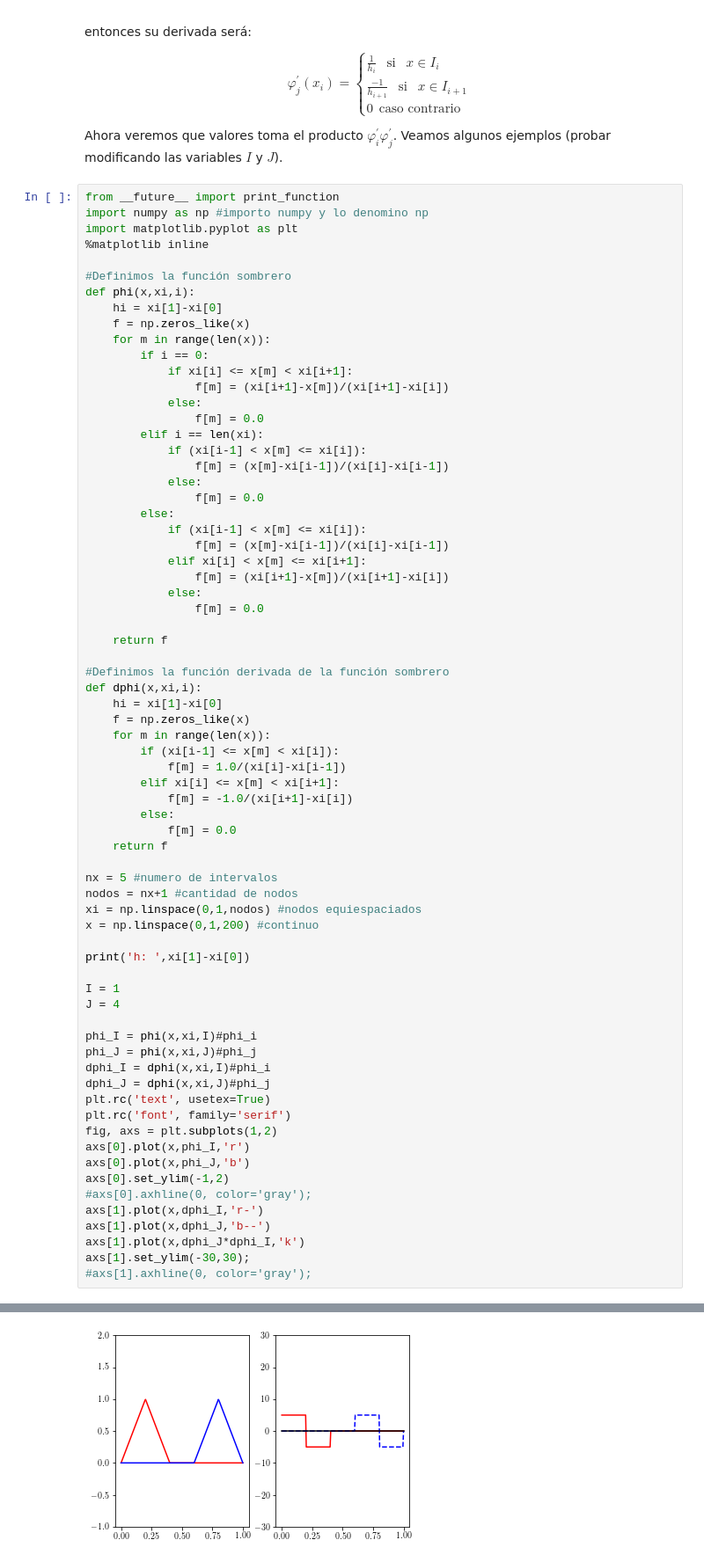
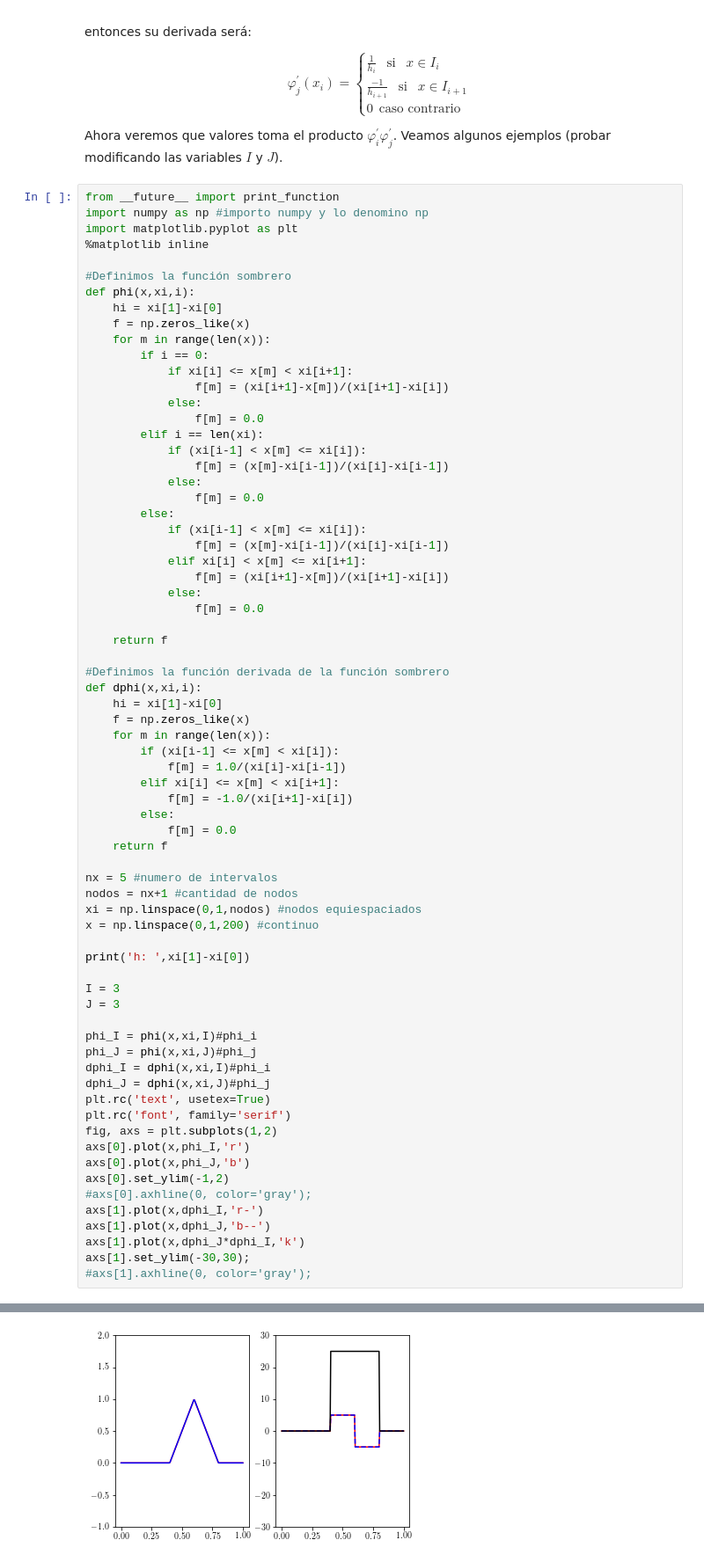
Before and after one commit to rirastorza/Intro2FEM, a Jupyter notebook: Elementos_finitos_en_1D/fem1D.ipynb, the cells around one changed output, grey strips where cells are left out. Shown at 88% size. Saved outputs shown, nothing was run; the diff lists cells and outputs as text.

```diff
--- a/Elementos_finitos_en_1D/fem1D.ipynb
+++ b/Elementos_finitos_en_1D/fem1D.ipynb
@@ -147,36 +147,36 @@ def dphi(x,xi,i):
         else:
             f[m] = 0.0
     return f
 
 nx = 5 #numero de intervalos
 nodos = nx+1 #cantidad de nodos
 xi = np.linspace(0,1,nodos) #nodos equiespaciados
 x = np.linspace(0,1,200) #continuo
 
 print('h: ',xi[1]-xi[0])
 
-I = 1
-J = 4
+I = 3
+J = 3
 
 phi_I = phi(x,xi,I)#phi_i
 phi_J = phi(x,xi,J)#phi_j
 dphi_I = dphi(x,xi,I)#phi_i
 dphi_J = dphi(x,xi,J)#phi_j
 plt.rc('text', usetex=True)
 plt.rc('font', family='serif')
 fig, axs = plt.subplots(1,2)
 axs[0].plot(x,phi_I,'r')
 axs[0].plot(x,phi_J,'b')
 axs[0].set_ylim(-1,2)
 #axs[0].axhline(0, color='gray');
 axs[1].plot(x,dphi_I,'r-')
 axs[1].plot(x,dphi_J,'b--')
 axs[1].plot(x,dphi_J*dphi_I,'k')
 axs[1].set_ylim(-30,30);
 #axs[1].axhline(0, color='gray');
 # %% [output]
 h:  0.2
-[figure, old version]
+[figure, new version]
 # %% [markdown]
 Si la malla es uniforme y el tamaño es $h$, de lo anterior podemos concluir:
 
```
Also changed, not shown: parts of 5 cells of this notebook.
